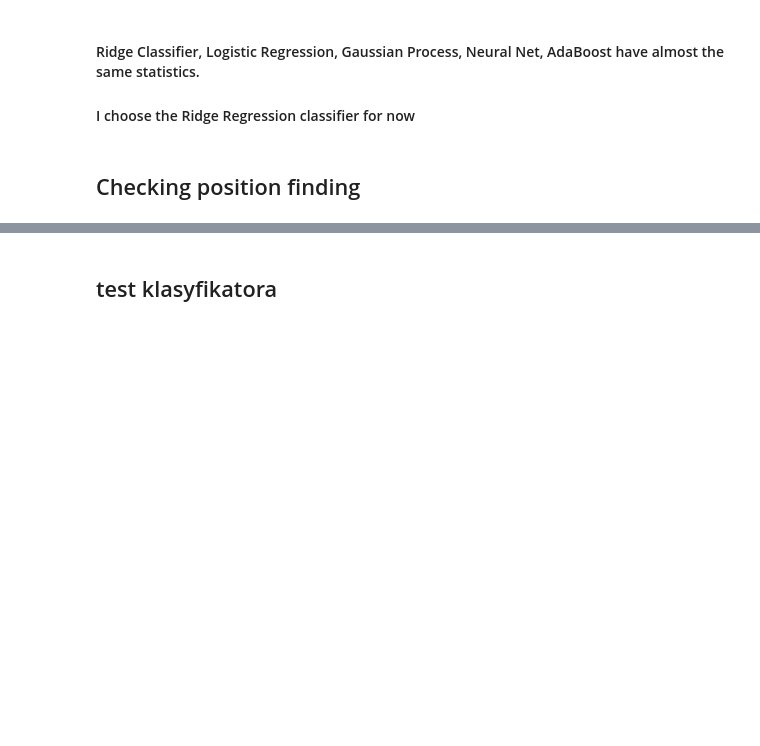
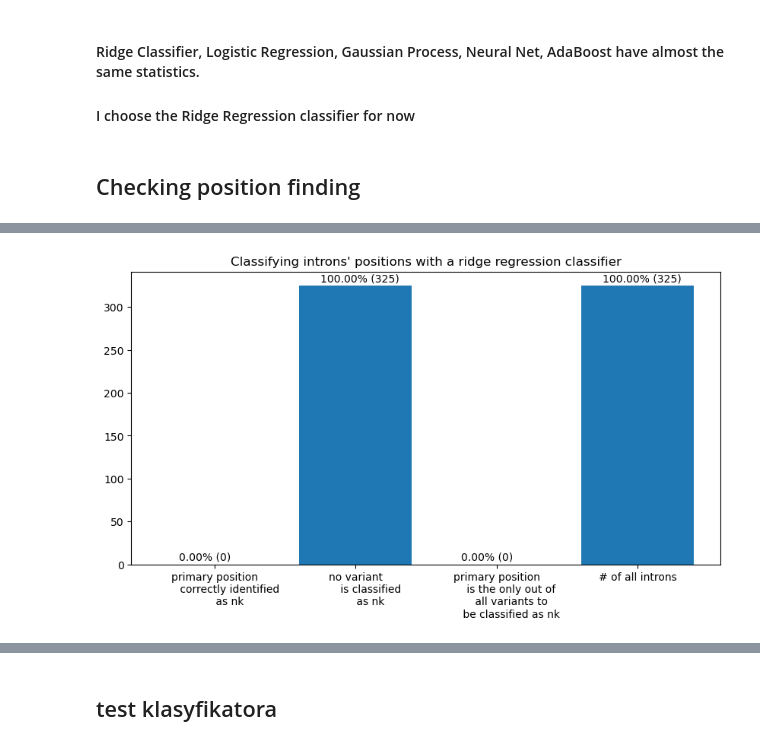
Before and after one commit to halwap/noncanonical_introns, a Jupyter notebook: classifiers_13_07.ipynb, the cells around one changed output, grey strips where cells are left out. Saved outputs shown, nothing was run; the diff lists cells and outputs as text; code cells hidden in the pictures; blank space fills up the shorter version.

```diff
--- a/classifiers_13_07.ipynb
+++ b/classifiers_13_07.ipynb
@@ -316,23 +351,23 @@ for name, clf in list(zip(names, classifiers)):
 # %% [markdown]
 ## Checking position finding
 # %%
-correct_primary_pos, correct_variations, correct_full = 0, 0, 0
-incorrect_primary_pos_list, incorrect_variations_list, incorrect_full_list = [], [], []
+correct_primary_pos, correct_variants, correct_full = 0, 0, 0
+incorrect_primary_pos_list, incorrect_variants_list, incorrect_full_list = [], [], []
 for intron in introns_NK:
     v1, v2 = False, False
-    print(intron.ML_is_nonconventional, [v.ML_is_nonconventional for v in intron.variations])
+    print(intron.ML_is_nonconventional, [v.ML_is_nonconventional for v in intron.variants])
     if intron.ML_is_nonconventional:
         v1 = True
         correct_primary_pos +=1
-    if True not in [v.ML_is_nonconventional for v in intron.variations]:
+    if True not in [v.ML_is_nonconventional for v in intron.variants]:
         v2 = True
-        correct_variations += 1
+        correct_variants += 1
     if v1 and v2:
         correct_full +=1
     elif v1 and not v2:
-        incorrect_variations_list.append(intron)
+        incorrect_variants_list.append(intron)
     elif not v1 and v2:
         incorrect_primary_pos_list.append(intron)
     else: #not v1 and not v2
         incorrect_full_list.append(intron)
-print((correct_primary_pos, correct_variations, correct_full), len(introns_NK), correct_full/len(introns_NK)*100)
+print((correct_primary_pos, correct_variants, correct_full), len(introns_NK), correct_full/len(introns_NK)*100)
@@ -339,22 +392,24 @@ print((correct_primary_pos, correct_variations, correct_full), len(introns_NK),
 # %%
 plt.figure(figsize=(10,5))
 plt.bar(["""primary position
          correctly identified
          as nk""",
          """no variant
          is classified
          as nk""",
          """primary position
          is the only out of
          all variants to
          be classified as nk""",
          "# of all introns"],
-        [correct_primary_pos, correct_variations, correct_full, len(introns_NK)])
-for i, n in enumerate([correct_primary_pos, correct_variations, correct_full, len(introns_NK)]):
+        [correct_primary_pos, correct_variants, correct_full, len(introns_NK)])
+for i, n in enumerate([correct_primary_pos, correct_variants, correct_full, len(introns_NK)]):
         plt.text(i-0.25, n+5, "{:.2f}% ({})".format(n/len(introns_NK)*100, n))
 plt.title("Classifying introns' positions with a ridge regression classifier")
 #plt.savefig("classifying_variants.png", transparent=False, facecolor='1')
 plt.show()
+# %% [output]
+[figure, added]
 # %%
 ### NOT SAVING FOR NOW
 
```
Also changed, not shown: parts of 10 cells of this notebook, 6 other files.
